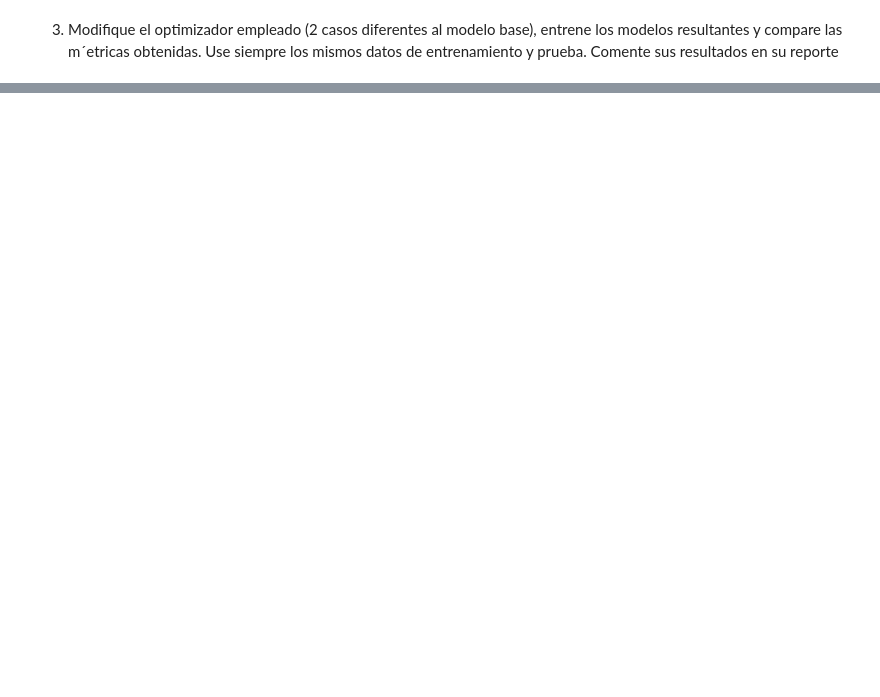
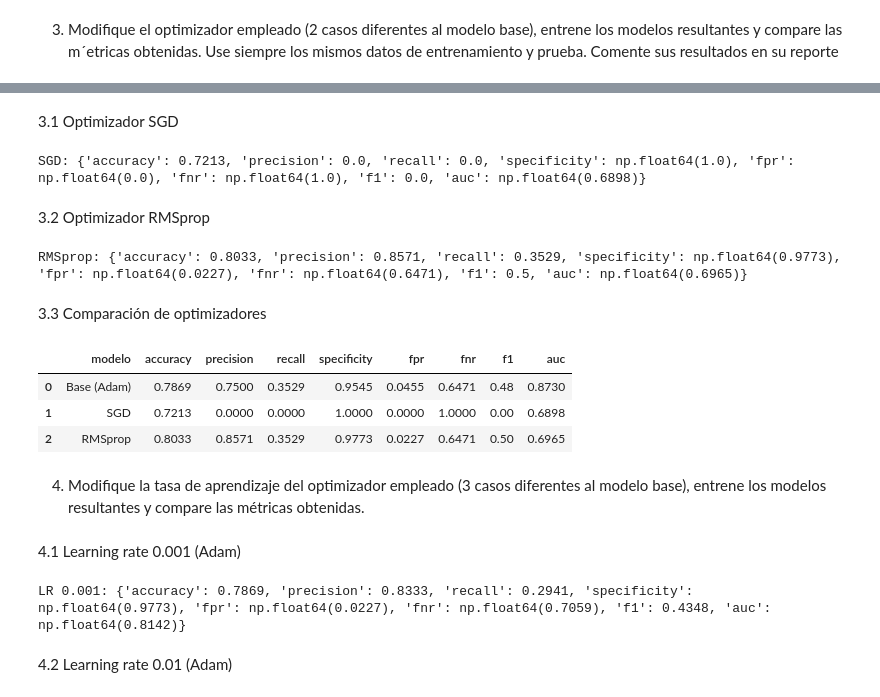
Before and after one commit to danielbenavides-git/Analitica-Computacional-para-la-toma-de-Decisiones-IIND-202610, a Jupyter notebook: Talleres/Taller 6/taller_6_juanita_daniel.ipynb, the cells around one changed output, grey strips where cells are left out. Cells and saved outputs as stored; diff of their text form; code cells hidden in the pictures; blank space fills up the shorter version.

```diff
--- a/Talleres/Taller 6/taller_6_juanita_daniel.ipynb
+++ b/Talleres/Taller 6/taller_6_juanita_daniel.ipynb
@@ -419,0 +444,71 @@ datos de entrenamiento y prueba. Comente sus resultados en su reporte
+# %% [markdown]
+3.1 Optimizador SGD
+# %%
+tf.random.set_seed(42)
+model_sgd = tf.keras.Sequential([
+    tf.keras.layers.Dense(10, activation='relu', input_shape=(n_feat,)),
+    tf.keras.layers.Dense(5,  activation='relu'),
+    tf.keras.layers.Dense(1,  activation='sigmoid')
+])
+model_sgd.compile(optimizer='sgd', loss='binary_crossentropy', metrics=['accuracy'])
+
+res_sgd = evaluar_heart(model_sgd)
+print('SGD:', res_sgd)
+# %% [output]
+SGD: {'accuracy': 0.7213, 'precision': 0.0, 'recall': 0.0, 'specificity': np.float64(1.0), 'fpr': np.float64(0.0), 'fnr': np.float64(1.0), 'f1': 0.0, 'auc': np.float64(0.6898)}
+# %% [markdown]
+3.2 Optimizador RMSprop
+# %%
+tf.random.set_seed(42)
+model_rms = tf.keras.Sequential([
+    tf.keras.layers.Dense(10, activation='relu', input_shape=(n_feat,)),
+    tf.keras.layers.Dense(5,  activation='relu'),
+    tf.keras.layers.Dense(1,  activation='sigmoid')
+])
+model_rms.compile(optimizer='rmsprop', loss='binary_crossentropy', metrics=['accuracy'])
+
+res_rms = evaluar_heart(model_rms)
+print('RMSprop:', res_rms)
+# %% [output]
+RMSprop: {'accuracy': 0.8033, 'precision': 0.8571, 'recall': 0.3529, 'specificity': np.float64(0.9773), 'fpr': np.float64(0.0227), 'fnr': np.float64(0.6471), 'f1': 0.5, 'auc': np.float64(0.6965)}
+# %% [markdown]
+3.3 Comparación de optimizadores
+# %%
+res_base_opt = {
+    'accuracy': 0.7869, 'precision': 0.75, 'recall': 0.3529,
+    'specificity': 0.9545, 'fpr': 0.0455, 'fnr': 0.6471, 'f1': 0.48, 'auc': 0.873
+}
+
+tabla_opt = pd.DataFrame([
+    {'modelo': 'Base (Adam)',  **res_base_opt},
+    {'modelo': 'SGD',         **res_sgd},
+    {'modelo': 'RMSprop',     **res_rms},
+])
+tabla_opt
+# %% [output]
+|  | modelo | accuracy | precision | recall | specificity | fpr | fnr | f1 | auc |
+| 0 | Base (Adam) | 0.7869 | 0.7500 | 0.3529 | 0.9545 | 0.0455 | 0.6471 | 0.48 | 0.8730 |
+| 1 | SGD | 0.7213 | 0.0000 | 0.0000 | 1.0000 | 0.0000 | 1.0000 | 0.00 | 0.6898 |
+| 2 | RMSprop | 0.8033 | 0.8571 | 0.3529 | 0.9773 | 0.0227 | 0.6471 | 0.50 | 0.6965 |
+# %% [markdown]
+4. Modifique la tasa de aprendizaje del optimizador empleado (3 casos diferentes
+al modelo base), entrene los modelos resultantes y compare las métricas obtenidas.
+# %% [markdown]
+4.1 Learning rate 0.001 (Adam)
+# %%
+tf.random.set_seed(42)
+model_lr1 = tf.keras.Sequential([
+    tf.keras.layers.Dense(10, activation='relu', input_shape=(n_feat,)),
+    tf.keras.layers.Dense(5,  activation='relu'),
+    tf.keras.layers.Dense(1,  activation='sigmoid')
+])
+model_lr1.compile(
+    optimizer=tf.keras.optimizers.Adam(learning_rate=0.001),
+    loss='binary_crossentropy', metrics=['accuracy']
+)
+res_lr1 = evaluar_heart(model_lr1)
+print('LR 0.001:', res_lr1)
+# %% [output]
+LR 0.001: {'accuracy': 0.7869, 'precision': 0.8333, 'recall': 0.2941, 'specificity': np.float64(0.9773), 'fpr': np.float64(0.0227), 'fnr': np.float64(0.7059), 'f1': 0.4348, 'auc': np.float64(0.8142)}
+# %% [markdown]
+4.2 Learning rate 0.01 (Adam)
```
Also changed, not shown: parts of 34 cells of this notebook.
